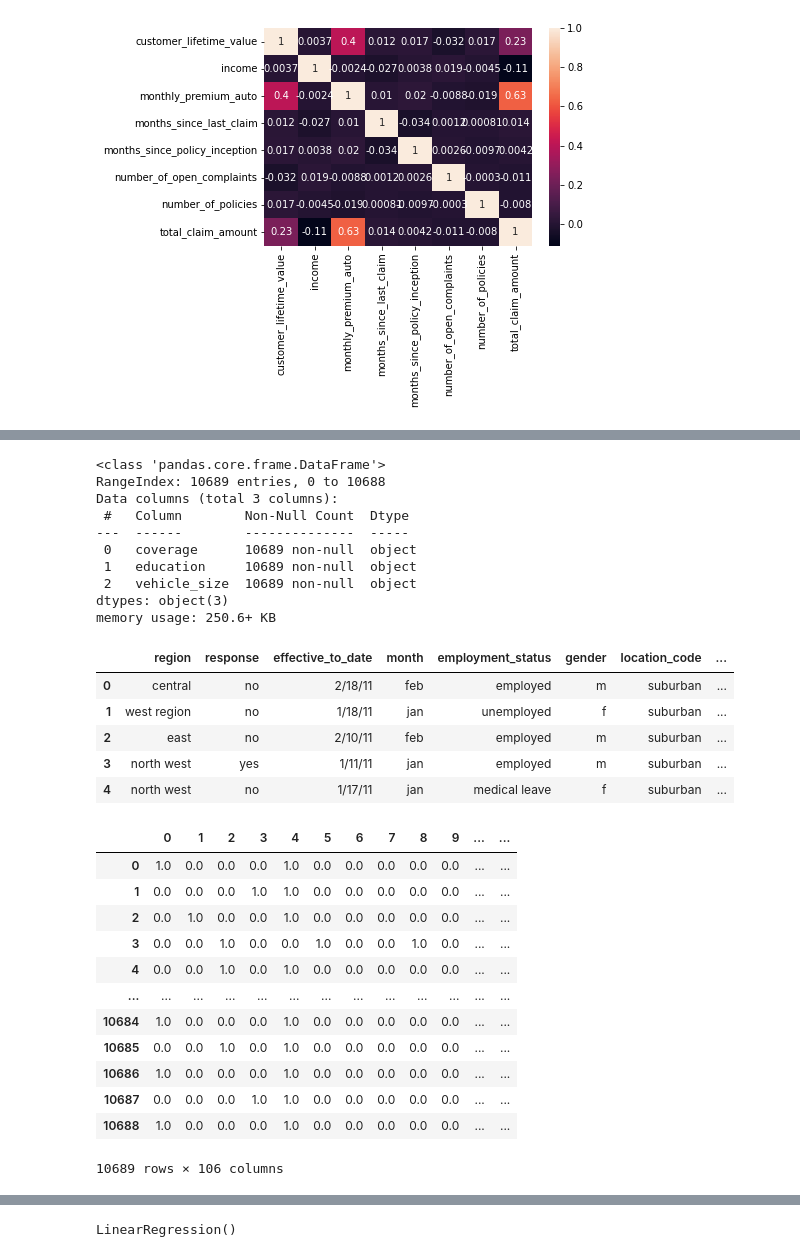
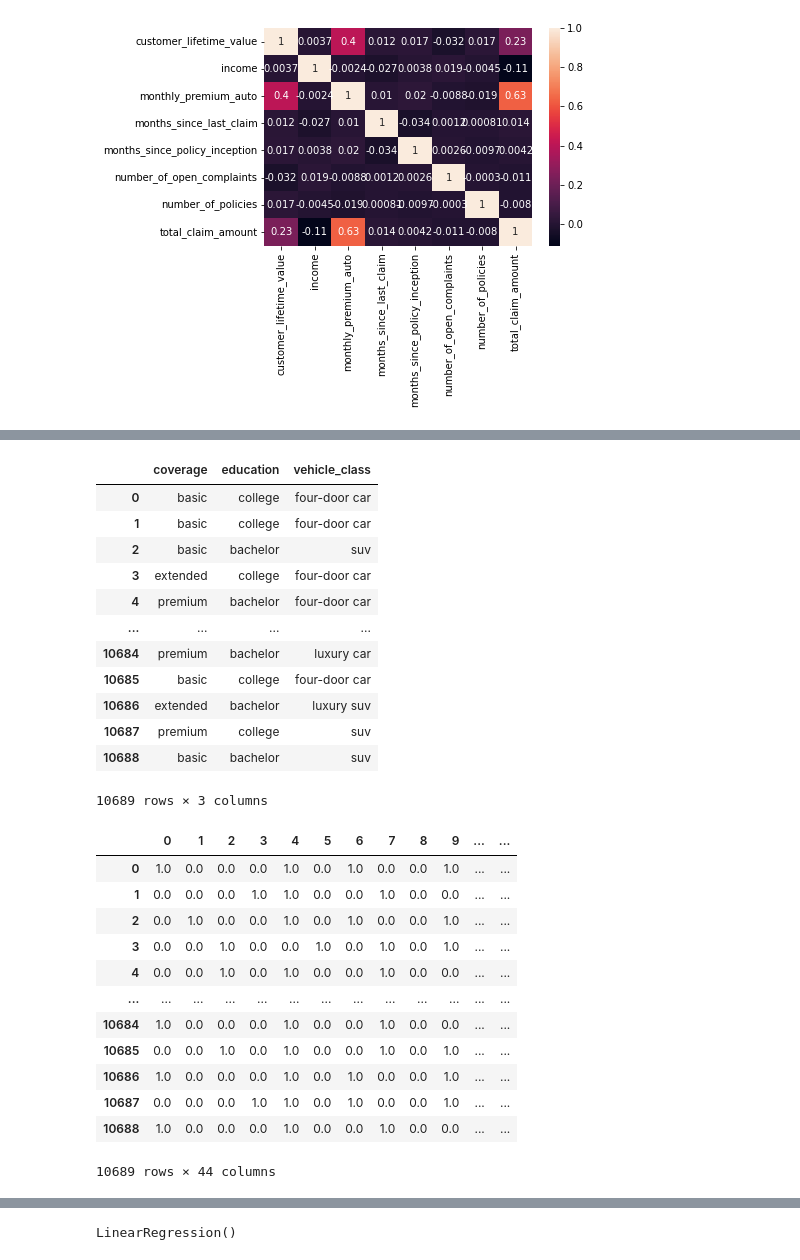
Before and after one commit to wesssp/IH_RH_DA_FT_OCT_2022, a Jupyter notebook: Class_Materials/Case_Studies/Customer_Analysis_Case_Study/Activities_Transformation.ipynb, the cells around one changed output, grey strips where cells are left out. Cells and saved outputs as stored; diff of their text form; code cells hidden in the pictures.

```diff
--- a/Class_Materials/Case_Studies/Customer_Analysis_Case_Study/Activities_Transformation.ipynb
+++ b/Class_Materials/Case_Studies/Customer_Analysis_Case_Study/Activities_Transformation.ipynb
@@ -57,4 +57,4 @@ sns.heatmap(numericals.corr(), annot=True)
 # %%
 categories = ["object"]
 categoricals = df.select_dtypes(include=categories)
-categoricals.head()
+categoricals.drop(["effective_to_date"], axis=1, inplace=True)
@@ -68,16 +61,3 @@ categoricals.head()
 # %%
-label_features = ["coverage", "education", "vehicle_size"]
+label_features = ["coverage", "education", "vehicle_class"]
 label_cat = categoricals[label_features]
-# %%
-label_cat.info()
-# %% [output]
-<class 'pandas.core.frame.DataFrame'>
-RangeIndex: 10689 entries, 0 to 10688
-Data columns (total 3 columns):
- #   Column        Non-Null Count  Dtype
----  ------        --------------  -----
- 0   coverage      10689 non-null  object
- 1   education     10689 non-null  object
- 2   vehicle_size  10689 non-null  object
-dtypes: object(3)
-memory usage: 250.6+ KB
@@ -84,33 +66,38 @@ memory usage: 250.6+ KB
 # %%
-categoricals.drop(label_features, axis=1, inplace = True)
-categoricals.head()
+label_cat
 # %% [output]
-|  | region | response | effective_to_date | month | employment_status | gender | location_code | ... |
-| 0 | central | no | 2/18/11 | feb | employed | m | suburban | ... |
-| 1 | west region | no | 1/18/11 | jan | unemployed | f | suburban | ... |
-| 2 | east | no | 2/10/11 | feb | employed | m | suburban | ... |
-| 3 | north west | yes | 1/11/11 | jan | employed | m | suburban | ... |
-| 4 | north west | no | 1/17/11 | jan | medical leave | f | suburban | ... |
+|  | coverage | education | vehicle_class |
+| 0 | basic | college | four-door car |
+| 1 | basic | college | four-door car |
+| 2 | basic | bachelor | suv |
+| 3 | extended | college | four-door car |
+| 4 | premium | bachelor | four-door car |
+| ... | ... | ... | ... |
+| 10684 | premium | bachelor | luxury car |
+| 10685 | basic | college | four-door car |
+| 10686 | extended | bachelor | luxury suv |
+| 10687 | premium | college | suv |
+| 10688 | basic | bachelor | suv |
+10689 rows × 3 columns
 # %%
-
 encoder = OneHotEncoder()
 hotcateg = encoder.fit_transform(categoricals).toarray()
 hot_df = pd.DataFrame(hotcateg)
 hot_df
 # %% [output]
 |  | 0 | 1 | 2 | 3 | 4 | 5 | 6 | 7 | 8 | 9 | ... | ... |
-| 0 | 1.0 | 0.0 | 0.0 | 0.0 | 1.0 | 0.0 | 0.0 | 0.0 | 0.0 | 0.0 | ... | ... |
-| 1 | 0.0 | 0.0 | 0.0 | 1.0 | 1.0 | 0.0 | 0.0 | 0.0 | 0.0 | 0.0 | ... | ... |
-| 2 | 0.0 | 1.0 | 0.0 | 0.0 | 1.0 | 0.0 | 0.0 | 0.0 | 0.0 | 0.0 | ... | ... |
-| 3 | 0.0 | 0.0 | 1.0 | 0.0 | 0.0 | 1.0 | 0.0 | 0.0 | 1.0 | 0.0 | ... | ... |
-| 4 | 0.0 | 0.0 | 1.0 | 0.0 | 1.0 | 0.0 | 0.0 | 0.0 | 0.0 | 0.0 | ... | ... |
+| 0 | 1.0 | 0.0 | 0.0 | 0.0 | 1.0 | 0.0 | 1.0 | 0.0 | 0.0 | 1.0 | ... | ... |
+| 1 | 0.0 | 0.0 | 0.0 | 1.0 | 1.0 | 0.0 | 0.0 | 1.0 | 0.0 | 0.0 | ... | ... |
+| 2 | 0.0 | 1.0 | 0.0 | 0.0 | 1.0 | 0.0 | 1.0 | 0.0 | 0.0 | 1.0 | ... | ... |
+| 3 | 0.0 | 0.0 | 1.0 | 0.0 | 0.0 | 1.0 | 0.0 | 1.0 | 0.0 | 1.0 | ... | ... |
+| 4 | 0.0 | 0.0 | 1.0 | 0.0 | 1.0 | 0.0 | 0.0 | 1.0 | 0.0 | 0.0 | ... | ... |
 | ... | ... | ... | ... | ... | ... | ... | ... | ... | ... | ... | ... | ... |
-| 10684 | 1.0 | 0.0 | 0.0 | 0.0 | 1.0 | 0.0 | 0.0 | 0.0 | 0.0 | 0.0 | ... | ... |
-| 10685 | 0.0 | 0.0 | 1.0 | 0.0 | 1.0 | 0.0 | 0.0 | 0.0 | 0.0 | 0.0 | ... | ... |
-| 10686 | 1.0 | 0.0 | 0.0 | 0.0 | 1.0 | 0.0 | 0.0 | 0.0 | 0.0 | 0.0 | ... | ... |
-| 10687 | 0.0 | 0.0 | 0.0 | 1.0 | 1.0 | 0.0 | 0.0 | 0.0 | 0.0 | 0.0 | ... | ... |
-| 10688 | 1.0 | 0.0 | 0.0 | 0.0 | 1.0 | 0.0 | 0.0 | 0.0 | 0.0 | 0.0 | ... | ... |
+| 10684 | 1.0 | 0.0 | 0.0 | 0.0 | 1.0 | 0.0 | 0.0 | 1.0 | 0.0 | 0.0 | ... | ... |
+| 10685 | 0.0 | 0.0 | 1.0 | 0.0 | 1.0 | 0.0 | 0.0 | 1.0 | 0.0 | 1.0 | ... | ... |
+| 10686 | 1.0 | 0.0 | 0.0 | 0.0 | 1.0 | 0.0 | 1.0 | 0.0 | 0.0 | 1.0 | ... | ... |
+| 10687 | 0.0 | 0.0 | 0.0 | 1.0 | 1.0 | 0.0 | 1.0 | 0.0 | 0.0 | 1.0 | ... | ... |
+| 10688 | 1.0 | 0.0 | 0.0 | 0.0 | 1.0 | 0.0 | 0.0 | 1.0 | 0.0 | 0.0 | ... | ... |
-10689 rows × 106 columns
+10689 rows × 44 columns
 # %%
 labencoder = LabelEncoder()
 hotcateg_cov = labencoder.fit_transform(label_cat["coverage"])
```
Also changed, not shown: parts of 21 cells of this notebook.
